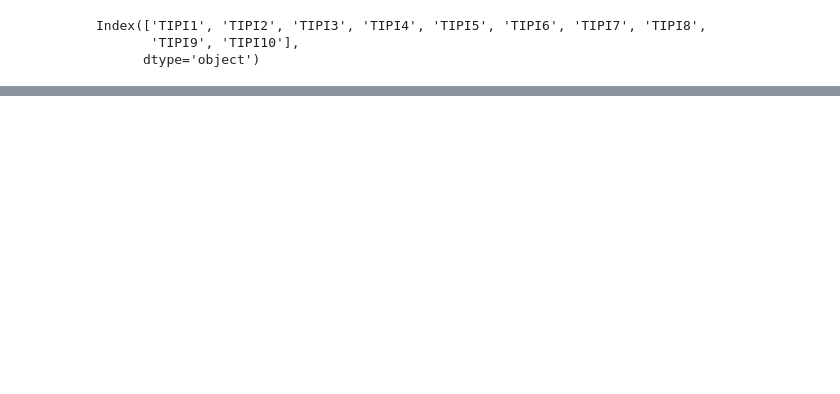
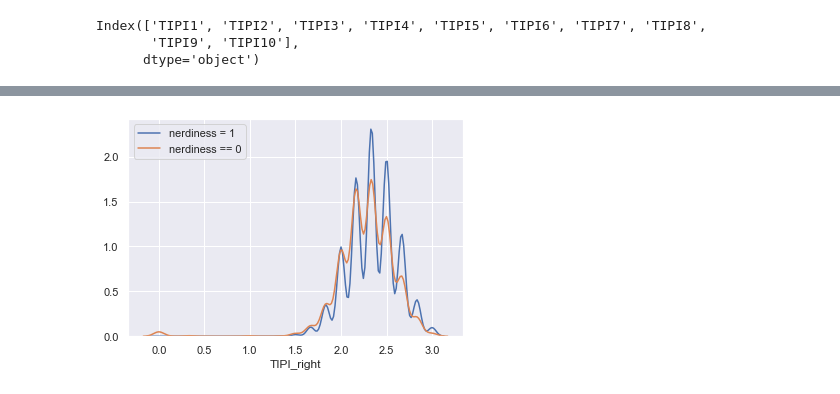
Before and after one commit to Seokii/2022_SWAI_Qualifiers, a Jupyter notebook: notebooks/minseok.ipynb, the cells around one changed output, grey strips where cells are left out. Cells and saved outputs as stored; diff of their text form; code cells hidden in the pictures; blank space fills up the shorter version.

```diff
--- a/notebooks/minseok.ipynb
+++ b/notebooks/minseok.ipynb
@@ -281,4 +293,4 @@ Index(['TIPI1', 'TIPI2', 'TIPI3', 'TIPI4', 'TIPI5', 'TIPI6', 'TIPI7', 'TIPI8',
        'TIPI9', 'TIPI10'],
       dtype='object')
 # %%
-train_tipis =
+train_tipis = train[train.columns[30:40]]
@@ -284,0 +344,19 @@ train_tipis =
+# %%
+train_tipis_right.replace(2, 1, inplace=True)
+train_tipis_right.replace(3, 2, inplace=True)
+train_tipis_right.replace(4, 3, inplace=True)
+train_tipis_right.replace(5, 3, inplace=True)
+
+train_tipis_right['TIPI_right'] = train_tipis_right.sum(axis=1)
+train_tipis_right['TIPI_right'] = train_tipis_right['TIPI_right'] / 6
+# %%
+train_tipis_right = pd.concat([train_tipis_right, train[train.columns[68]]], axis=1)
+# %%
+f, ax = plt.subplots(1, 1, figsize=(6,4))
+sns.kdeplot(train_tipis_right[train_tipis_right['nerdiness'] == 1]['TIPI_right'], ax=ax)
+sns.kdeplot(train_tipis_right[train_tipis_right['nerdiness'] == 0]['TIPI_right'], ax=ax)
+plt.legend(['nerdiness = 1', 'nerdiness == 0'])
+plt.ylabel('')
+plt.show()
+# %% [output]
+[figure, added]
```
Also changed, not shown: parts of 20 cells of this notebook.
